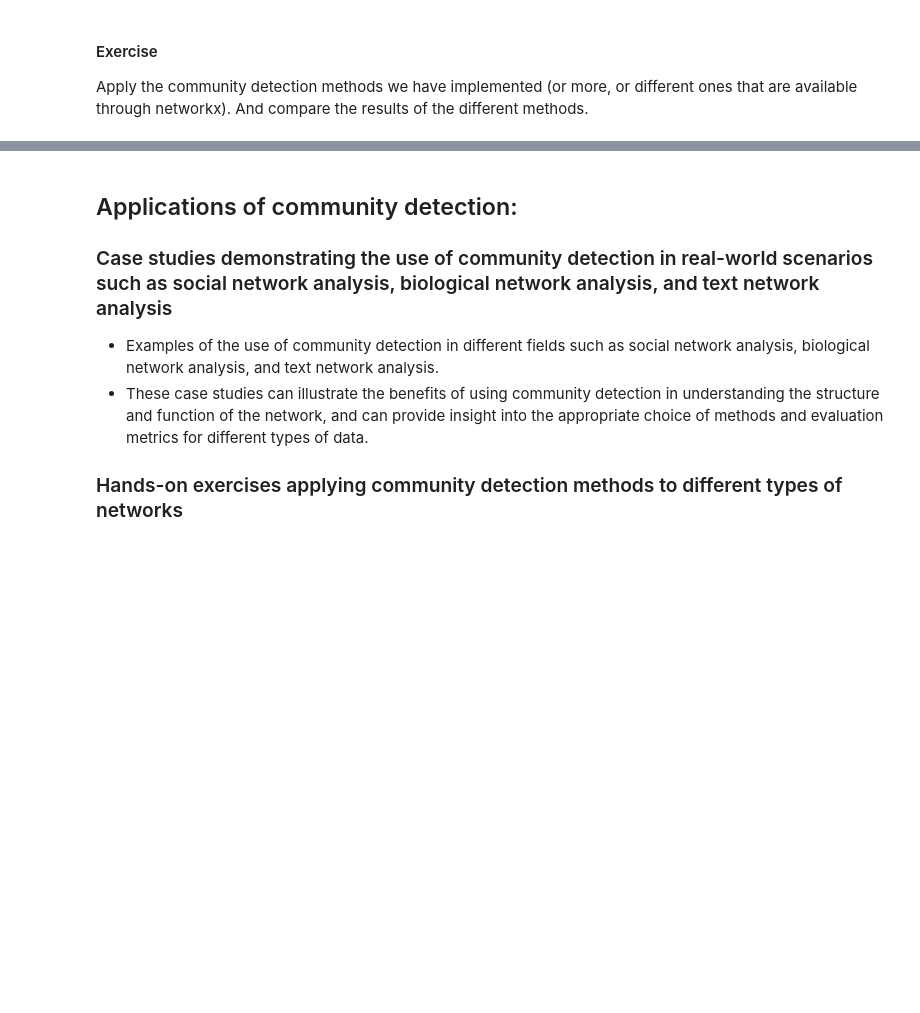
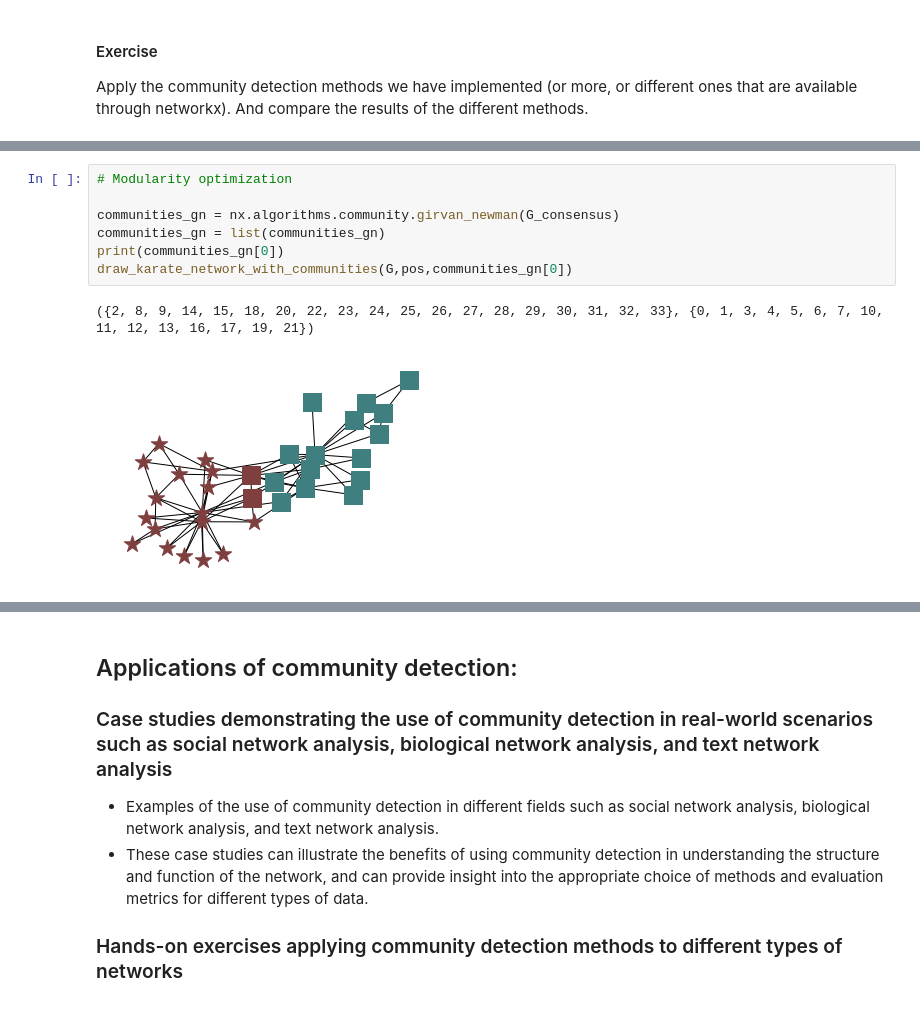
Before and after one commit to IFISC/Complex_Networks_Master, a Jupyter notebook: Lecture_5.ipynb, the cells around one changed output, grey strips where cells are left out. Cells and saved outputs as stored; diff of their text form; blank space fills up the shorter version.

```diff
--- a/Lecture_5.ipynb
+++ b/Lecture_5.ipynb
@@ -215,0 +352,10 @@ This consists in using different methods to get partitions and creating a consen
+# %%
+# Modularity optimization
+
+communities_gn = nx.algorithms.community.girvan_newman(G_consensus)
+communities_gn = list(communities_gn)
+print(communities_gn[0])
+draw_karate_network_with_communities(G,pos,communities_gn[0])
+# %% [output]
+({2, 8, 9, 14, 15, 18, 20, 22, 23, 24, 25, 26, 27, 28, 29, 30, 31, 32, 33}, {0, 1, 3, 4, 5, 6, 7, 10, 11, 12, 13, 16, 17, 19, 21})
+[figure, added]
```
Also changed, not shown: parts of 16 cells of this notebook, 4 other files.
